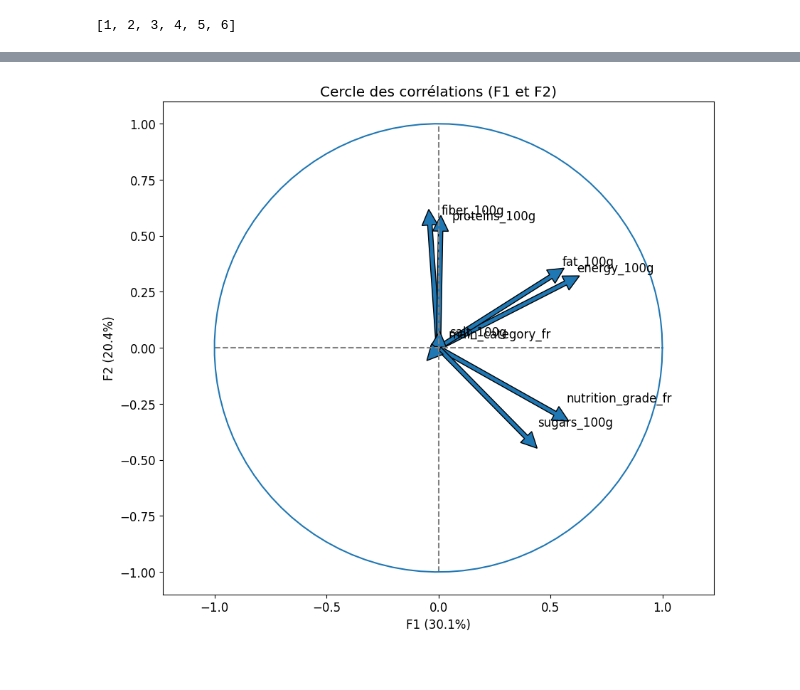
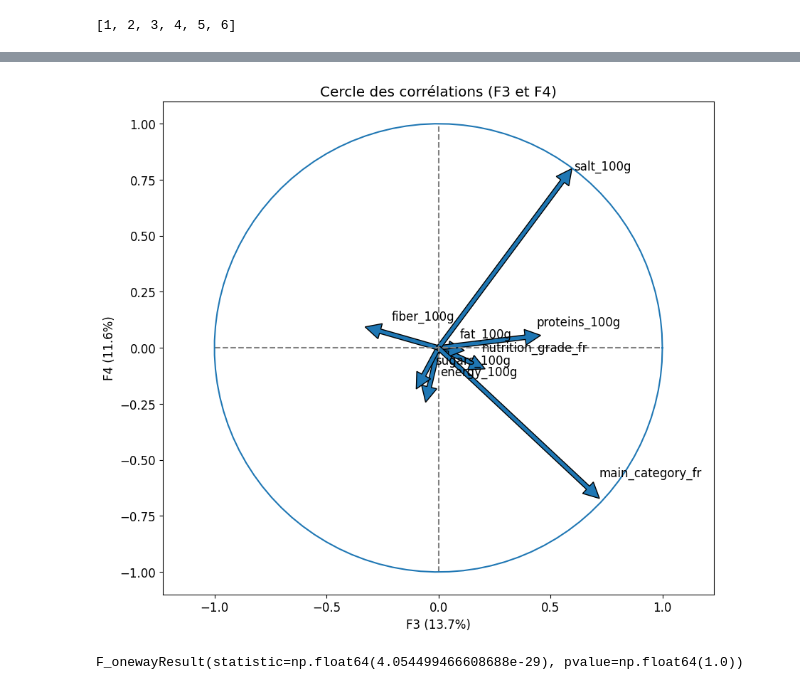
Before and after one commit to tdechanet/IAEngP3, a Jupyter notebook: analyze.ipynb, the cells around one changed output, grey strips where cells are left out. Cells and saved outputs as stored; diff of their text form; code cells hidden in the pictures.

```diff
--- a/analyze.ipynb
+++ b/analyze.ipynb
@@ -233,4 +218,0 @@ dtype: float64
-# %%
-df.dropna(inplace=True)
-print(df.shape)
-print(df.isna().mean())
@@ -247,0 +219,29 @@ dtype: float64
+# %%
+import numpy as np
+from sklearn.model_selection import train_test_split
+from sklearn.linear_model import LogisticRegression
+from sklearn.impute import SimpleImputer
+
+# Step 1: Generate Synthetic Dataset with Missing Values
+np.random.seed(1)
+n_samples = 1000
+n_features = 5
+X = df[["energy_100g", "sugars_100g"]]
+y = df["fat_100g"]
+
+# Step 2: Split Data into Training and Testing Sets
+X_train, X_test, y_train, y_test = train_test_split(X, y, test_size=0.2, random_state=42)
+
+# Imputation Method:
+# Impute missing values with mean
+imputer = SimpleImputer(strategy='mean')
+X_train_imputed = imputer.fit_transform(X_train)
+X_test_imputed = imputer.transform(X_test)
+
+# Train logistic regression model
+model_imputed = LogisticRegression()
+model_imputed.fit(X_train_imputed, y_train)
+
+# Evaluate model on test set
+accuracy_imputed = model_imputed.score(X_test_imputed, y_test)
+print("Accuracy with Imputation Method:", accuracy_imputed)
@@ -264,7 +263,0 @@ Certaines valeurs sortent des limites. Nous allons donc les supprimer, comme au
-# %%
-df = df.loc[((df["energy_100g"] >= 0) & (df["energy_100g"] < 3700)) | (df["energy_100g"].isna())]
-df = df.loc[((df["fat_100g"] >= 0) & (df["fat_100g"] < 100)) | (df["fat_100g"].isna())]
-df = df.loc[((df["sugars_100g"] >= 0) & (df["sugars_100g"] < 100)) | (df["sugars_100g"].isna())]
-df = df.loc[((df["fiber_100g"] >= 0) & (df["fiber_100g"] < 16)) | (df["fiber_100g"].isna())]
-df = df.loc[((df["proteins_100g"] >= 0) & (df["proteins_100g"] < 58)) | (df["proteins_100g"].isna())]
-print(df.shape)
@@ -343,6 +334,7 @@ from sklearn.decomposition import PCA
 
 pca_scaler = StandardScaler()
 pca_table = pca_scaler.fit_transform(correlation_table.drop(columns=["url"]))
-pd.DataFrame(pca_table).describe().round(2)
+pca_table = pd.DataFrame(pca_table)
+pca_table.describe().round(2)
 # %% [output]
 |  | 0 | 1 | 2 | 3 | 4 | 5 | 6 | 7 |
@@ -456,6 +448,12 @@ def correlation_graph(pca,
     plt.axis('equal')
     plt.show(block=False)
 # %%
-correlation_graph(pca, (0, 1), features)
+correlation_graph(pca, (2, 3), features)
 # %% [output]
-[figure, old version]
+[figure, new version]
+# %%
+pca_table.columns = features
+pca_table
+f_oneway(pca_table["main_category_fr"], pca_table["salt_100g"])
+# %% [output]
+F_onewayResult(statistic=np.float64(4.054499466608688e-29), pvalue=np.float64(1.0))
```
Also changed, not shown: parts of 18 cells of this notebook.
